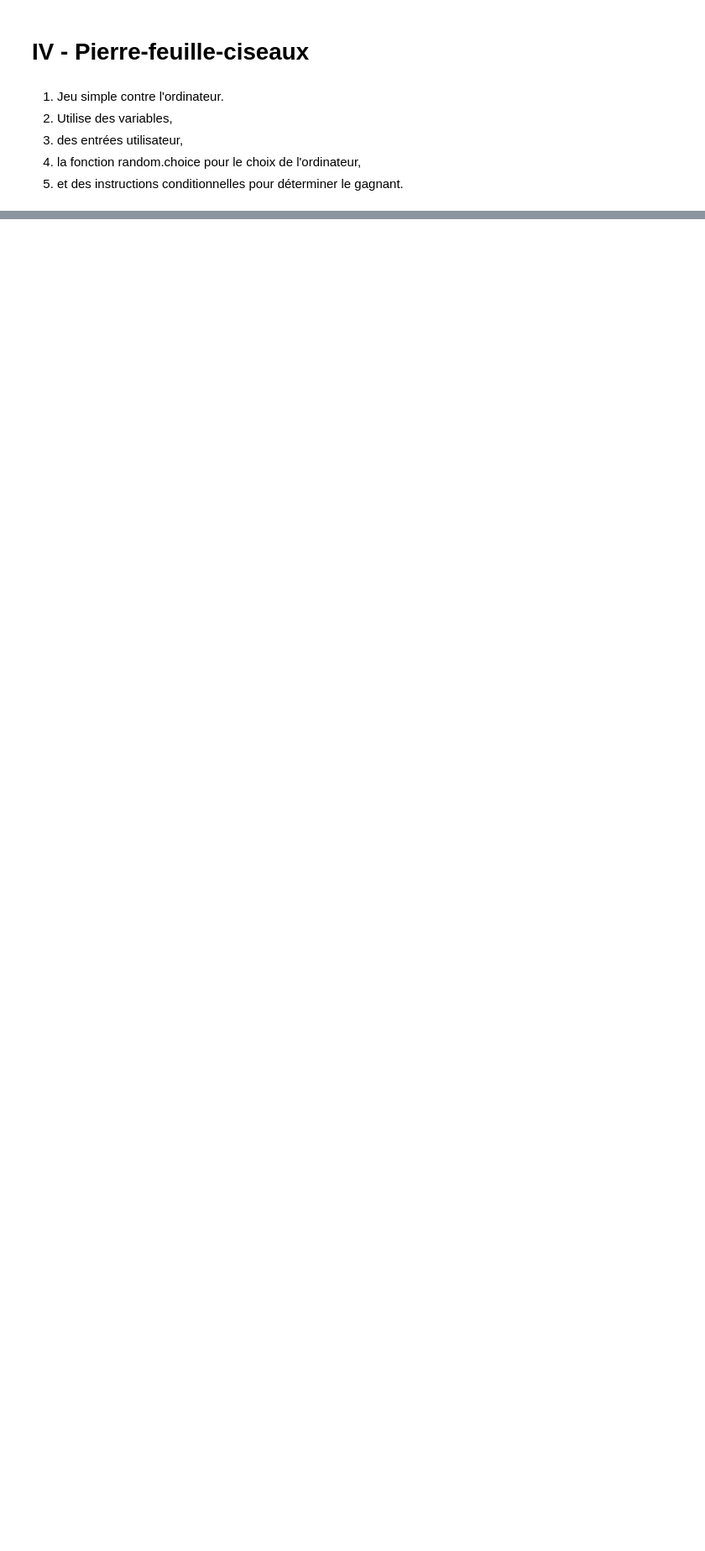
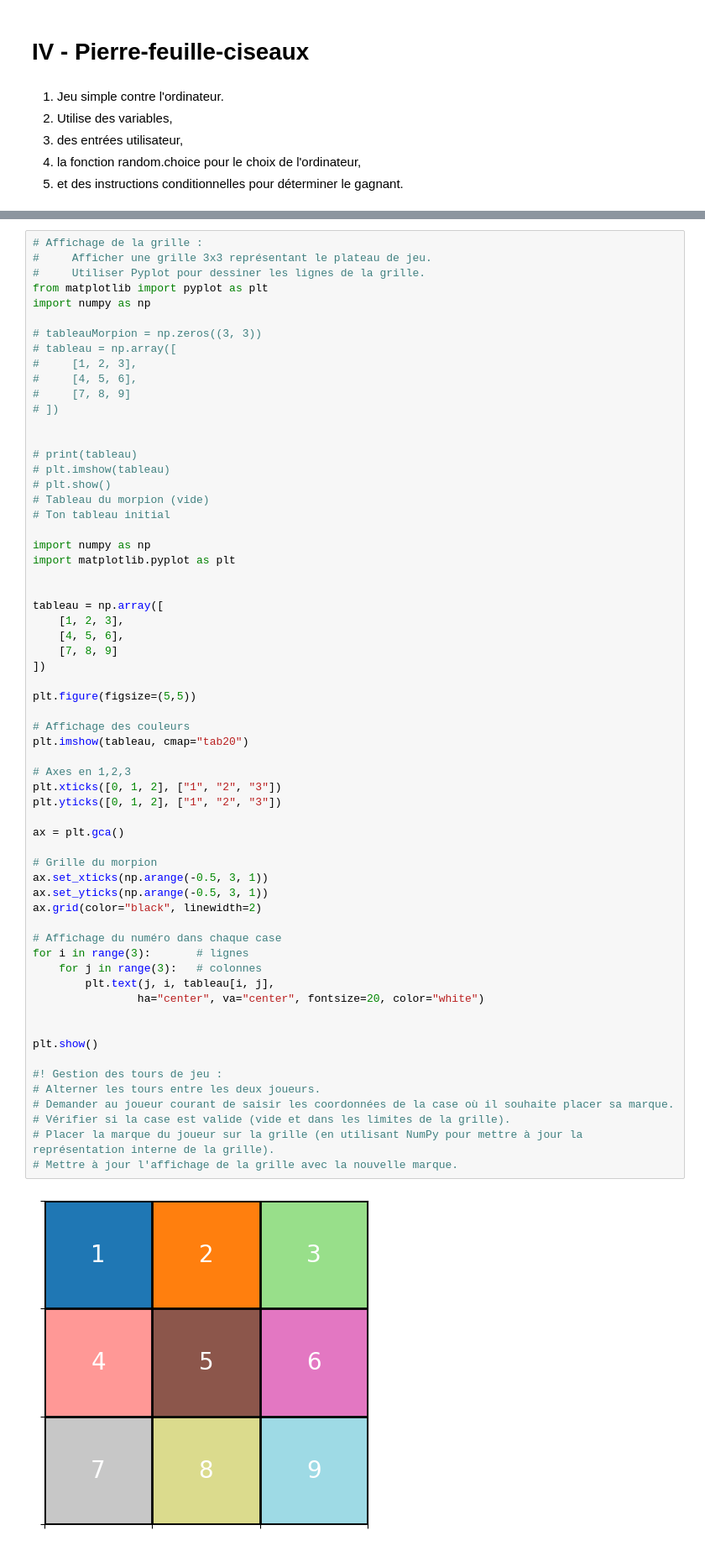
Before and after one commit to Miasorrow/init-python, a Jupyter notebook: notebook_exercice.ipynb, the cells around one changed output, grey strips where cells are left out. Shown at 84% size. Saved outputs shown, nothing was run; the diff lists cells and outputs as text; blank space fills up the shorter version.

Commit message:
fin pierre feuille ciseaux et devinette debut morpion

```diff
--- a/notebook_exercice.ipynb
+++ b/notebook_exercice.ipynb
@@ -744,0 +932,64 @@ choix utilisateur pierre
+# %%
+# Affichage de la grille :
+#     Afficher une grille 3x3 représentant le plateau de jeu.
+#     Utiliser Pyplot pour dessiner les lignes de la grille.
+from matplotlib import pyplot as plt
+import numpy as np
+
+# tableauMorpion = np.zeros((3, 3))
+# tableau = np.array([
+#     [1, 2, 3],
+#     [4, 5, 6],
+#     [7, 8, 9]
+# ])
+
+
+# print(tableau)
+# plt.imshow(tableau)
+# plt.show()
+# Tableau du morpion (vide)
+# Ton tableau initial
+
+import numpy as np
+import matplotlib.pyplot as plt
+
+
+tableau = np.array([
+    [1, 2, 3],
+    [4, 5, 6],
+    [7, 8, 9]
+])
+
+plt.figure(figsize=(5,5))
+
+# Affichage des couleurs
+plt.imshow(tableau, cmap="tab20")
+
+# Axes en 1,2,3
+plt.xticks([0, 1, 2], ["1", "2", "3"])
+plt.yticks([0, 1, 2], ["1", "2", "3"])
+
+ax = plt.gca()
+
+# Grille du morpion
+ax.set_xticks(np.arange(-0.5, 3, 1))
+ax.set_yticks(np.arange(-0.5, 3, 1))
+ax.grid(color="black", linewidth=2)
+
+# Affichage du numéro dans chaque case
+for i in range(3):       # lignes
+    for j in range(3):   # colonnes
+        plt.text(j, i, tableau[i, j],
+                ha="center", va="center", fontsize=20, color="white")
+
+
+plt.show()
+
+#! Gestion des tours de jeu :
+# Alterner les tours entre les deux joueurs.
+# Demander au joueur courant de saisir les coordonnées de la case où il souhaite placer sa marque.
+# Vérifier si la case est valide (vide et dans les limites de la grille).
+# Placer la marque du joueur sur la grille (en utilisant NumPy pour mettre à jour la représentation interne de la grille).
+# Mettre à jour l'affichage de la grille avec la nouvelle marque.
+# %% [output]
+[figure, added]
```
Also changed, not shown: parts of 8 cells of this notebook.
